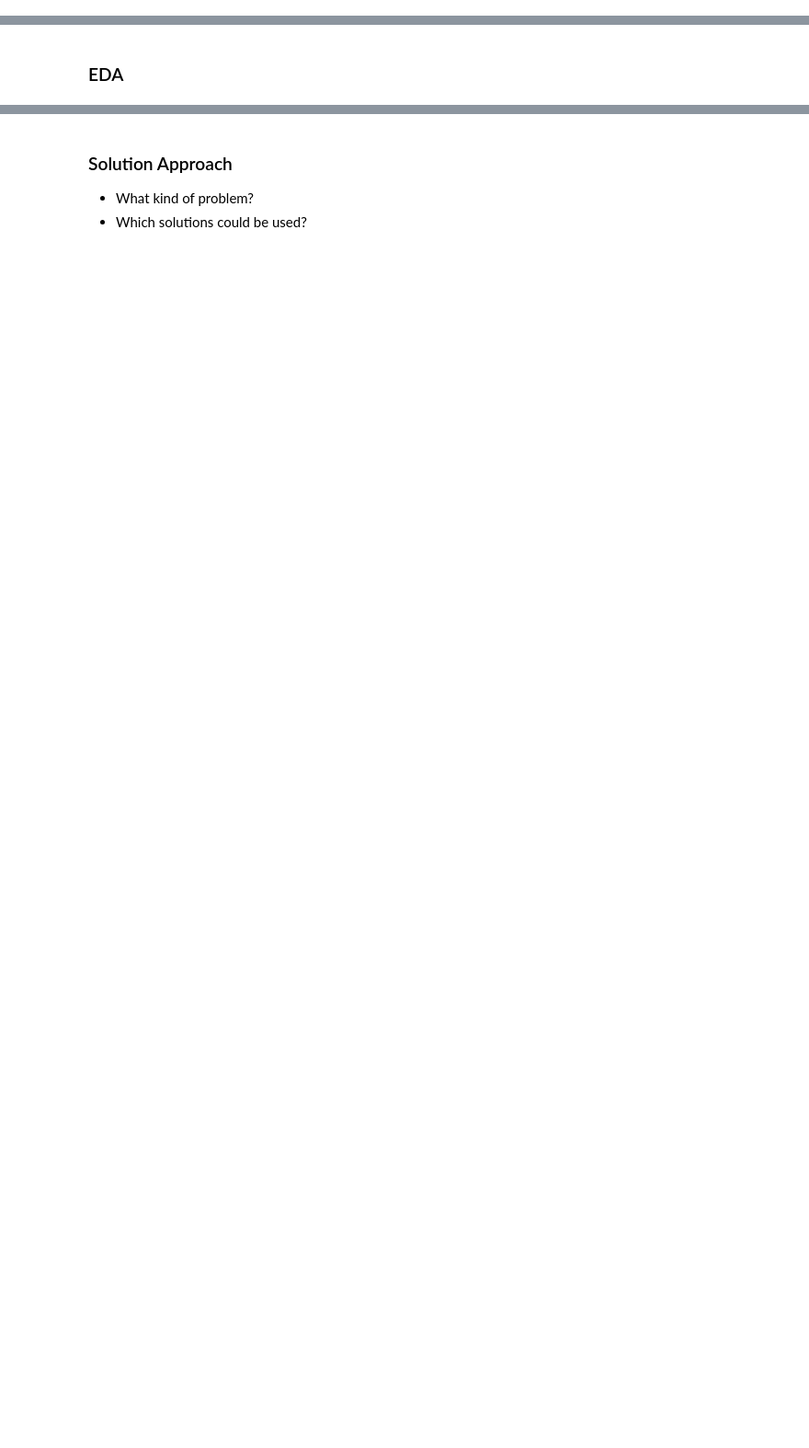
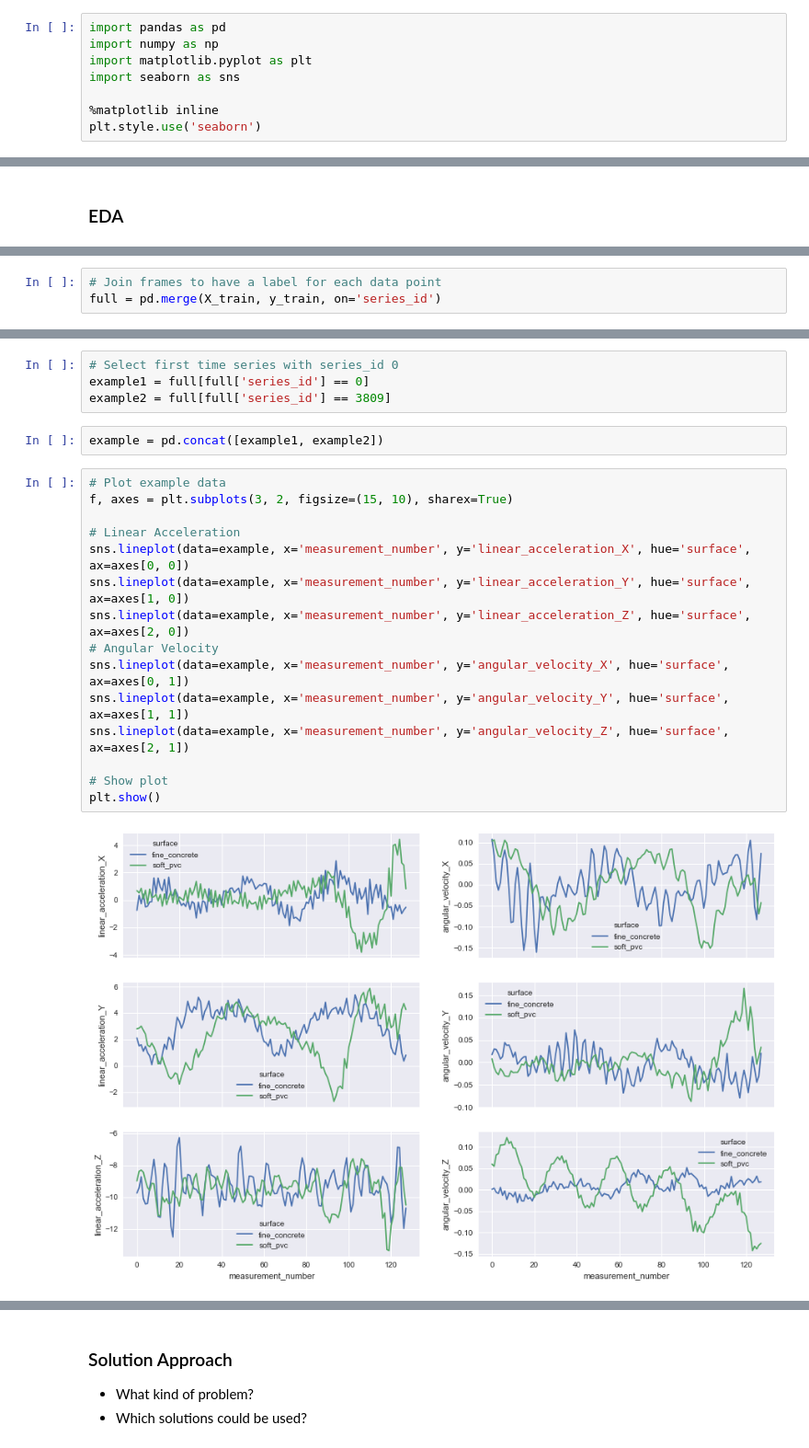
Before and after one commit to mediasittich/Multi-class-Cassification-of-Floor-Types-from-Robot-Sensor-Data, a Jupyter notebook: The Floor Is Lava! - Multi-class Cassification of Floor Types from Robot Sensor Data.ipynb, the cells around one changed output, grey strips where cells are left out. Shown at 92% size. Drawn from its saved outputs; the diff is of its cells as text; blank space fills up the shorter version.

Commit message:
merge labels to datapoints & look at sensor curves

```diff
--- a/The Floor Is Lava! - Multi-class Cassification of Floor Types from Robot Sensor Data.ipynb
+++ b/The Floor Is Lava! - Multi-class Cassification of Floor Types from Robot Sensor Data.ipynb
@@ -13,3 +18,11 @@ import pandas as pd
+# %%
+import pandas as pd
+import numpy as np
+import matplotlib.pyplot as plt
+import seaborn as sns
+
+%matplotlib inline
+plt.style.use('seaborn')
 # %% [markdown]
 ### Load & check out the data
 # %%
@@ -165,0 +216,3 @@ sample_submission.tail()
+# %%
+# Join frames to have a label for each data point
+full = pd.merge(X_train, y_train, on='series_id')
@@ -165,0 +248,23 @@ sample_submission.tail()
+# %%
+# Select first time series with series_id 0
+example1 = full[full['series_id'] == 0]
+example2 = full[full['series_id'] == 3809]
+# %%
+example = pd.concat([example1, example2])
+# %%
+# Plot example data
+f, axes = plt.subplots(3, 2, figsize=(15, 10), sharex=True)
+
+# Linear Acceleration
+sns.lineplot(data=example, x='measurement_number', y='linear_acceleration_X', hue='surface', ax=axes[0, 0])
+sns.lineplot(data=example, x='measurement_number', y='linear_acceleration_Y', hue='surface', ax=axes[1, 0])
+sns.lineplot(data=example, x='measurement_number', y='linear_acceleration_Z', hue='surface', ax=axes[2, 0])
+# Angular Velocity
+sns.lineplot(data=example, x='measurement_number', y='angular_velocity_X', hue='surface', ax=axes[0, 1])
+sns.lineplot(data=example, x='measurement_number', y='angular_velocity_Y', hue='surface', ax=axes[1, 1])
+sns.lineplot(data=example, x='measurement_number', y='angular_velocity_Z', hue='surface', ax=axes[2, 1])
+
+# Show plot
+plt.show()
+# %% [output]
+[figure, added]
```
Also changed, not shown: parts of 16 cells of this notebook.
